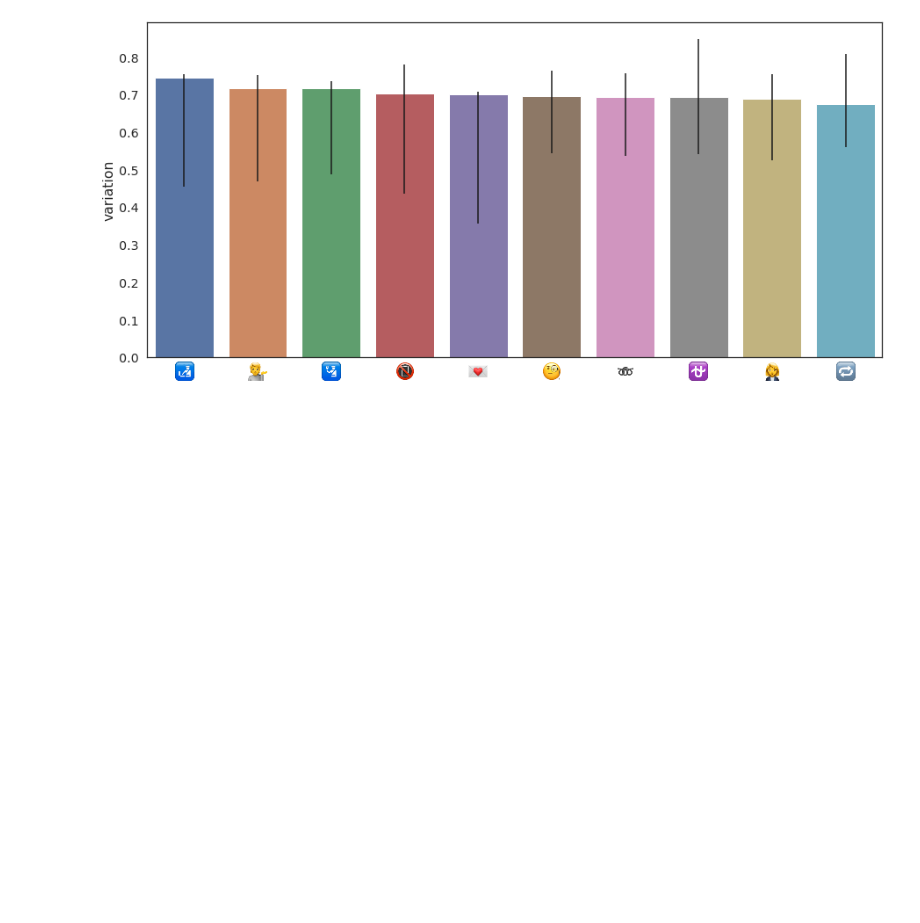
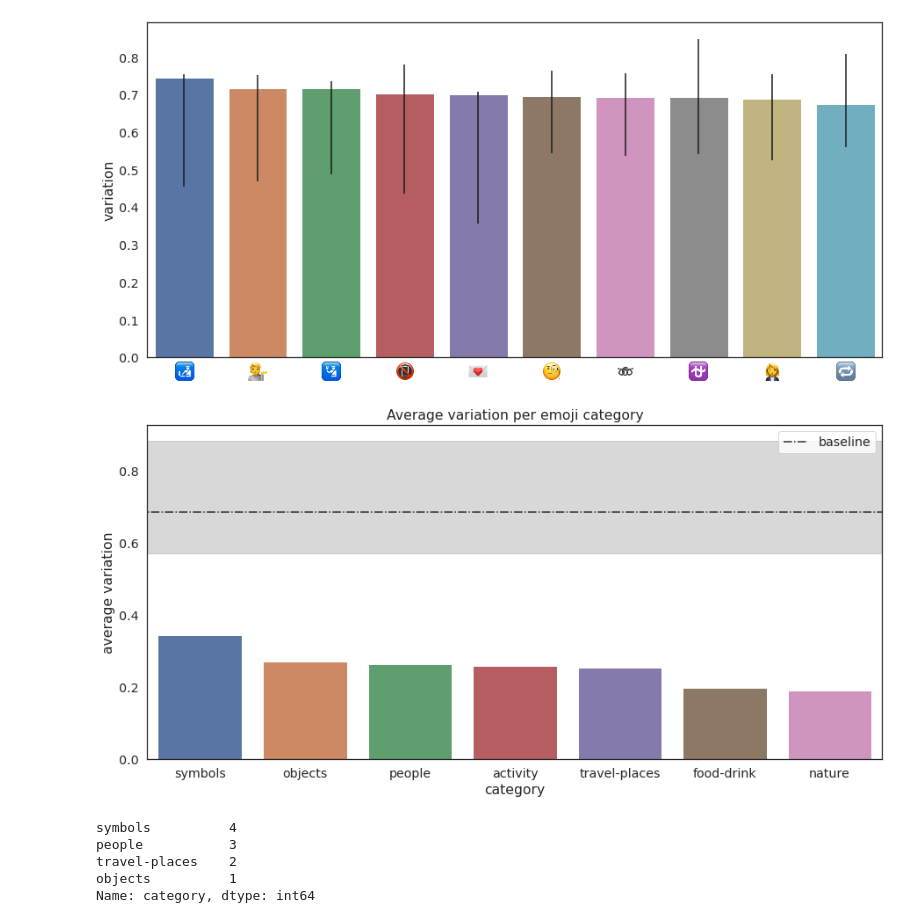
Before and after one commit to epfl-ada/emoji-ambiguity, a Jupyter notebook: notebooks/05_emoji_categories.ipynb, the cells around one changed output. Cells and saved outputs as stored; diff of their text form; code cells hidden in the pictures; blank space fills up the shorter version.

```diff
--- a/notebooks/05_emoji_categories.ipynb
+++ b/notebooks/05_emoji_categories.ipynb
@@ -123,3 +123,36 @@ top_ten = variations.sort_values(by='variation', ascending=False)[:10].reset_ind
 plot_emoji_barplot(top_ten, ax, col='variation')
 # %% [output]
 [figure]
+# %%
+def assign_category(emoji):
+    for category in categorized:
+        if emoji in categorized[category]:
+            return category
+# %%
+variations["category"] = variations.emoji.apply(assign_category)
+# %%
+variations = variations[variations.category != "flags"]
+# %%
+baseline = 0.6861290227621794
+baselines_CIs = [0.5707602351453775, 0.8834659105717826]
+# %%
+df = variations.groupby("category").variation.mean().sort_values(ascending=False).to_frame().reset_index()
+
+fig, ax = plt.subplots()
+ax.plot(range(-2, 12), 14*[baseline], '-.', alpha=0.8, color='black', label='baseline')
+ax.fill_between(range(-2, 12), baselines_CIs[0],
+                 baselines_CIs[1], alpha = 0.3, color='gray')
+sns.barplot(data=df, x='category', y='variation', ax=ax)
+ax.set_ylabel("average variation")
+ax.set_title("Average variation per emoji category")
+ax.legend();
+# %% [output]
+[figure, added]
+# %%
+variations[variations.emoji.isin(top_ten.emoji)].category.value_counts()
+# %% [output]
+symbols          4
+people           3
+travel-places    2
+objects          1
+Name: category, dtype: int64
```
Also changed, not shown: 10 other files.
